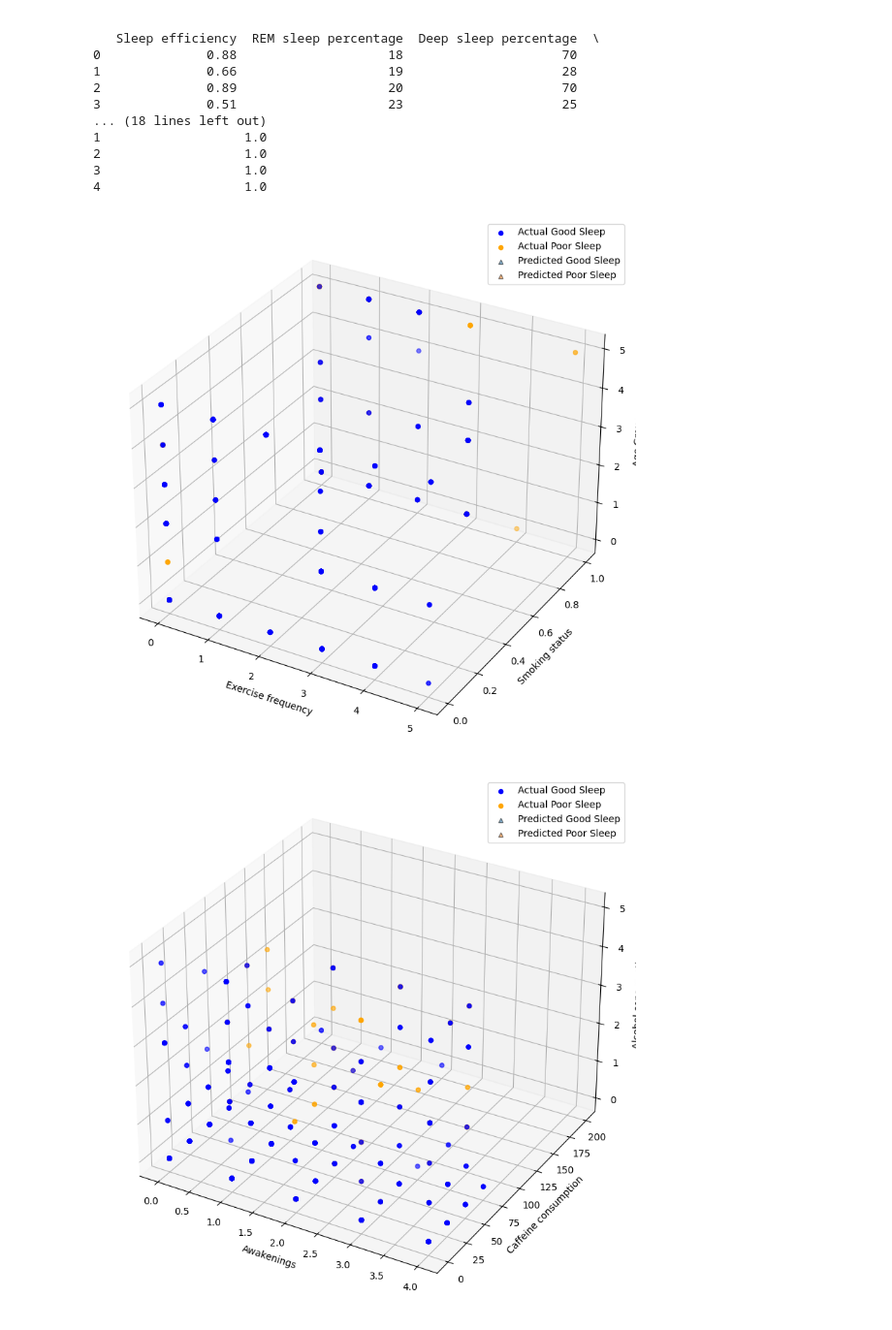
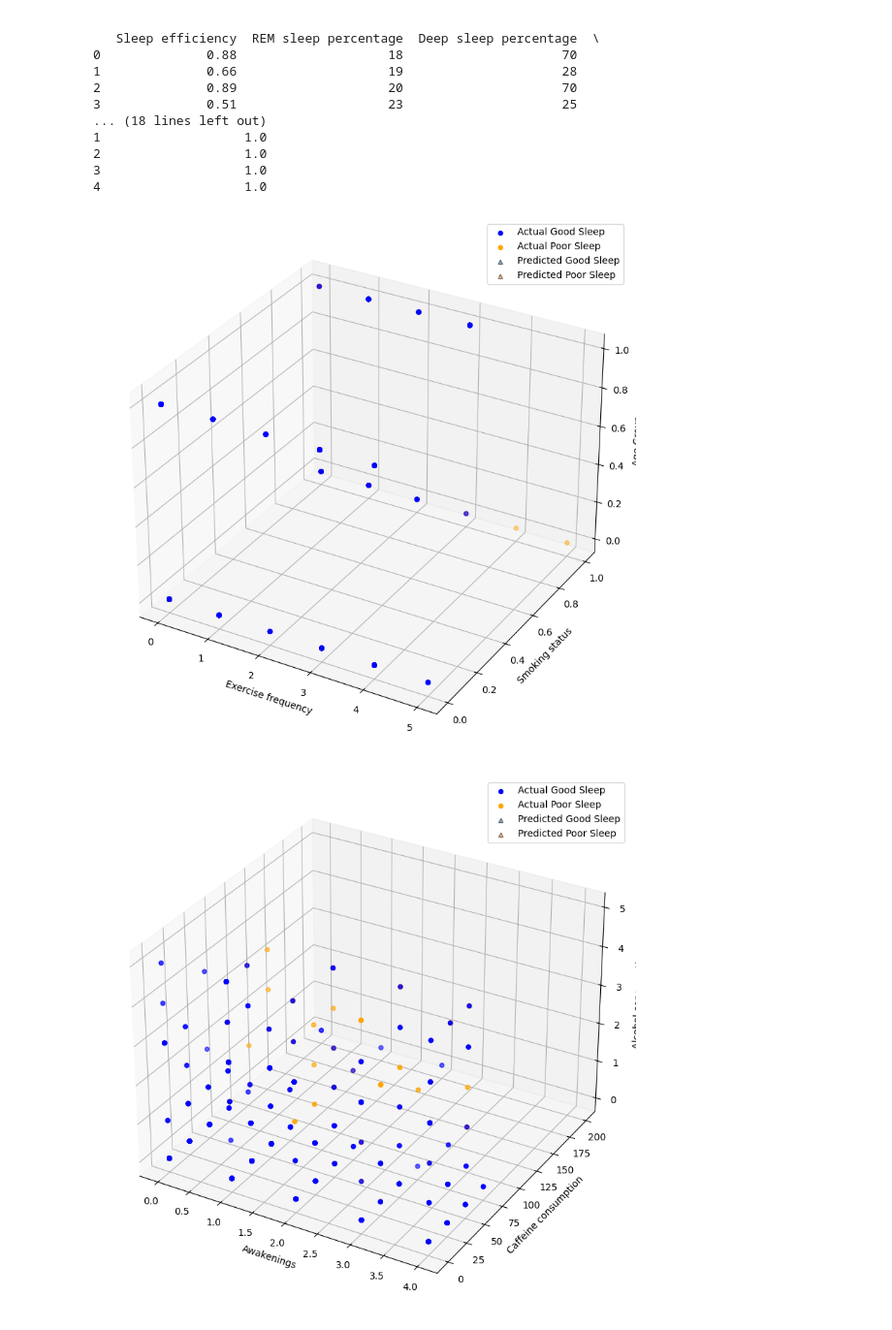
Before and after one commit to tazam777/sleep_efficiency_indicator, a Jupyter notebook: SleepProjectV2.ipynb, the cells around one changed output. Shown at 97% size. Cells and saved outputs as stored; diff of their text form; code cells hidden in the pictures.

Commit message:
added graphs

```diff
--- a/SleepProjectV2.ipynb
+++ b/SleepProjectV2.ipynb
@@ -887,32 +907,32 @@ import numpy as np
 
 age_groups = ['Age_Group_Aged Adult', 'Age_Group_Child', 'Age_Group_Middle-Aged Adult', 'Age_Group_Senior', 'Age_Group_Teenager', 'Age_Group_Young Adult']
 df['Age_Group'] = np.argmax(df[age_groups].values, axis=1)
 
 # Now select your features for the axes
 x = df['Exercise frequency']
 y = df['Smoking status']  # This will be binary unless you encode smoking frequency
-z = df['Age_Group']       # This will be a categorical variable we just created
+z = df['Gender']       # This will be a categorical variable we just created
 
 # Actual and predicted 'Good Sleep' values
 actual = df['Good_Sleep']
 predicted = predicted_df['Good_Sleep']
 
 fig = plt.figure(figsize=(12, 10))
 ax = fig.add_subplot(111, projection='3d')
 
 # Plotting actual values
 scat_actual_good = ax.scatter(x[actual==1], y[actual==1], z[actual==1], color='blue', label='Actual Good Sleep')
 scat_actual_poor = ax.scatter(x[actual==0], y[actual==0], z[actual==0], color='orange', label='Actual Poor Sleep')
 
 # Plotting predicted values
 scat_predicted_good = ax.scatter(x[predicted==1], y[predicted==1], z[predicted==1], marker='^', alpha=0.5, label='Predicted Good Sleep', edgecolor='k')
 scat_predicted_poor = ax.scatter(x[predicted==0], y[predicted==0], z[predicted==0], marker='^', alpha=0.5, label='Predicted Poor Sleep', edgecolor='k')
 
 ax.set_xlabel('Exercise frequency')
 ax.set_ylabel('Smoking status')
 ax.set_zlabel('Age Group')
 
 plt.legend()
 plt.show()
 # %% [output]
-[figure, old version]
+[figure, new version]
```
Also changed, not shown: parts of 19 cells of this notebook.
